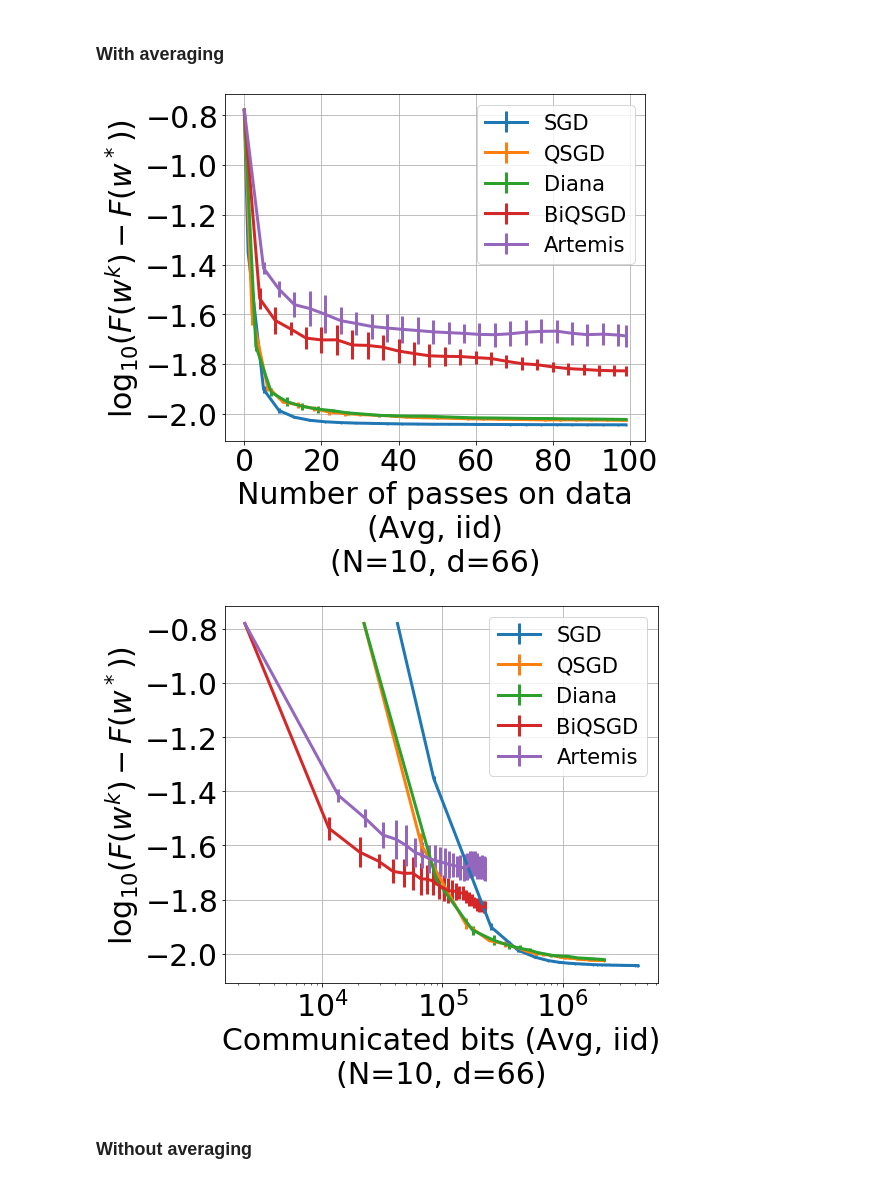
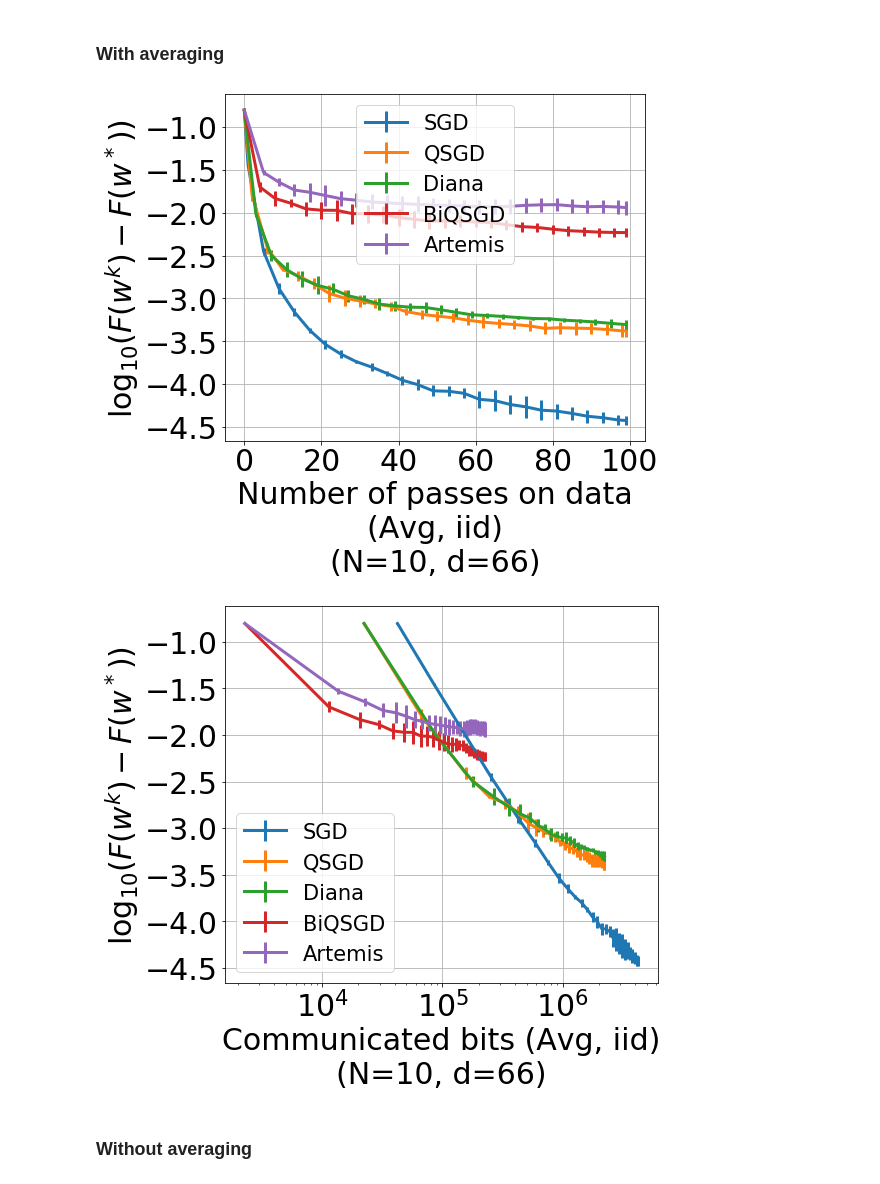
Before and after one commit to philipco/artemis-bidirectional-compression, a Jupyter notebook: notebook/quantum.ipynb, the cells around one changed output. Cells and saved outputs as stored; diff of their text form; code cells hidden in the pictures.

```diff
--- a/notebook/quantum.ipynb
+++ b/notebook/quantum.ipynb
@@ -264,22 +272,17 @@ tensor([-2.0945e-02,  5.0254e-02, -1.4778e-02,  6.4691e-02,  7.2540e-01,
 # %% [markdown]
 ### With averaging
 # %%
-myX = X[:nb_devices_for_the_run]
-myY = Y[:nb_devices_for_the_run]
-obj_min_by_N = pickle_loader(filename + "-iid-obj_min")
+obj = pickle_loader(filename + "-iid-obj_min")
 res = pickle_loader(filename + "-iid-descent")
-obj = obj_min_by_N[len(myX)] - 0.009
 
 plot_error_dist(res.get_loss(obj, averaged=True), res.names, res.nb_devices_for_the_run,
                 dim_notebook, all_error=res.get_std(obj, averaged=True), x_legend="Number of passes on data\n(Avg, iid)")
+plot_error_dist(res.get_loss(obj, averaged=True), res.names, res.nb_devices_for_the_run, dim_notebook,
+                x_points=res.X_number_of_bits, all_error=res.get_std(obj, averaged=True),
+                x_legend="Communicated bits (Avg, iid)")
 # %% [output]
-[figure, old version]
+[figure, new version]
+[figure, added]
-# %%
-plot_error_dist(res.get_loss(obj, averaged=True), res.names, res.nb_devices_for_the_run, dim_notebook,
-                x_points=res.X_number_of_bits, all_error=res.get_std(obj, averaged=True),
-                x_legend="Communicated bits (Avg, iid)")
-# %% [output]
-[figure, removed]
 # %% [markdown]
 ### Without averaging
 # %%
```
Also changed, not shown: parts of 23 cells of this notebook, 22 other files.
